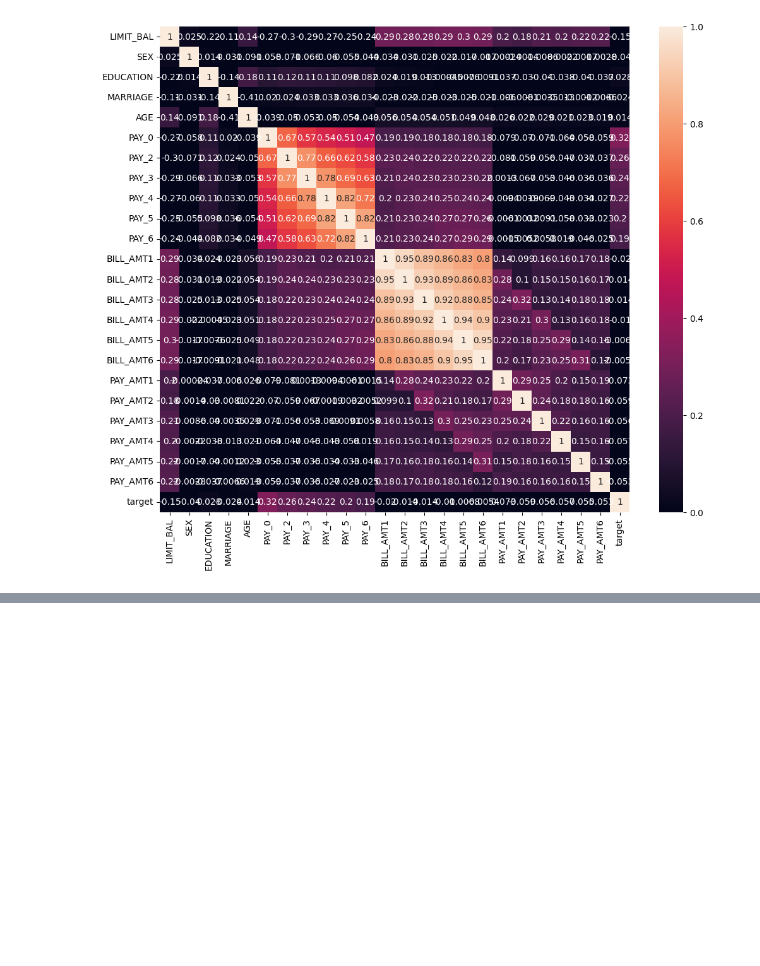
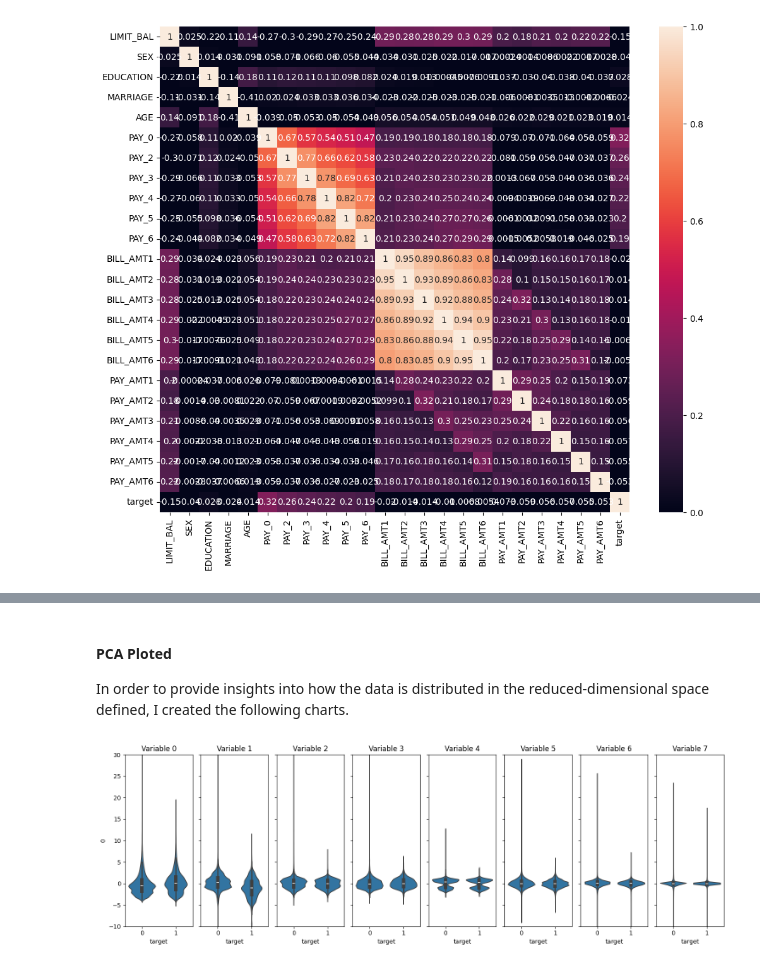
Before and after one commit to JoaoESmoreira/RP-Project, a Jupyter notebook: src/Report.ipynb, the cells around one changed output, grey strips where cells are left out. Cells and saved outputs as stored; diff of their text form; code cells hidden in the pictures; blank space fills up the shorter version.

```diff
--- a/src/Report.ipynb
+++ b/src/Report.ipynb
@@ -236,0 +318,4 @@ plt.show()
+# %%
+pca = PCA(n_components=8)
+pca.fit(X)
+X_pca = pd.DataFrame(pca.transform(X), columns=[str(i) for i in range(8)])
@@ -236,0 +329,20 @@ plt.show()
+# %% [markdown]
+#### PCA Ploted
+
+In order to provide insights into how the data is distributed in the reduced-dimensional space defined, I created the following charts.
+# %%
+df = X_pca.copy()
+df['target'] = y
+
+num_features = df.shape[1] - 1
+fig, axes = plt.subplots(1, num_features, figsize=(15, 5), sharey=True)
+
+for i, (feature, data) in enumerate(X_pca.items()):
+    sb.violinplot(data=df, x='target', y=feature, ax=axes[i])
+    axes[i].set_title("Variable " + str(i))
+
+plt.tight_layout()
+plt.ylim(-10, 30)
+plt.show()
+# %% [output]
+[figure, added]
```
Also changed, not shown: parts of 43 cells of this notebook.
